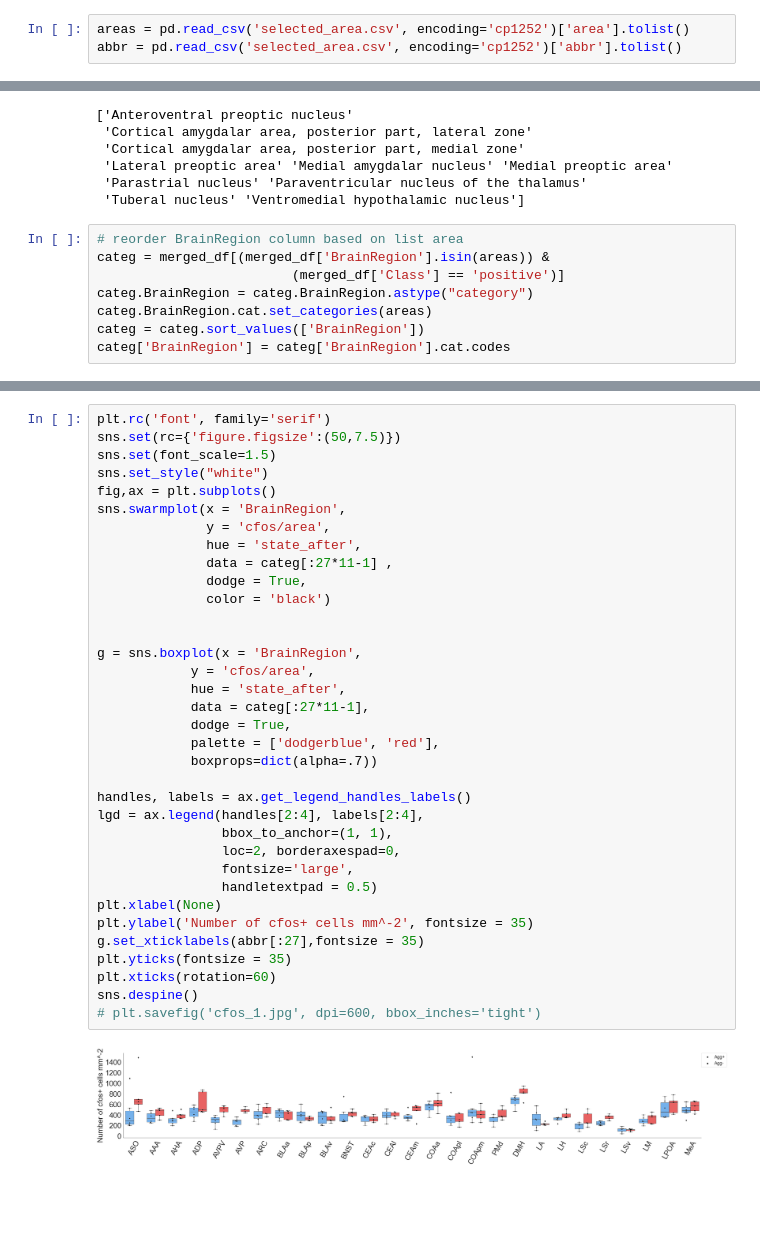
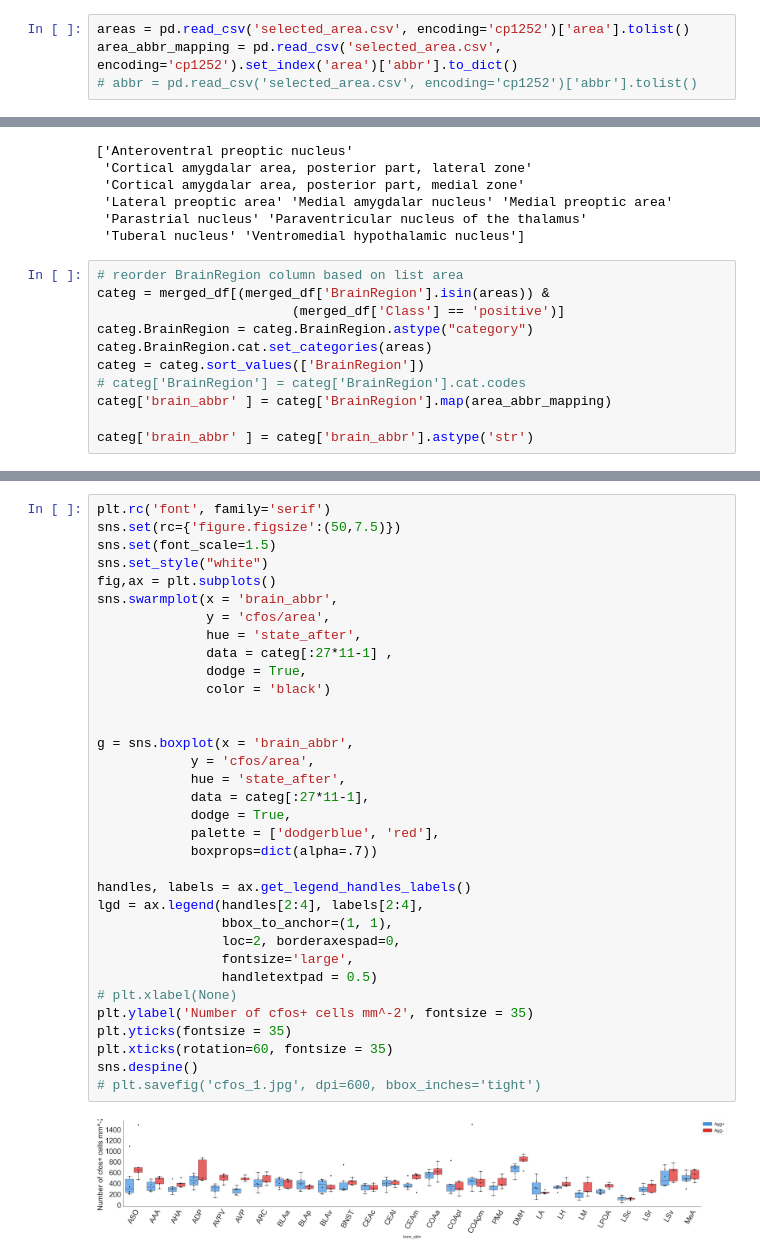
Before and after one commit to FrancisCrickInstitute/negative_parental_switch, a Jupyter notebook: cfos_analysis/hypothalamic_cfos_analysis.ipynb, the cells around one changed output, grey strips where cells are left out. Cells and saved outputs as stored; diff of their text form; blank space fills up the shorter version.

```diff
--- a/cfos_analysis/hypothalamic_cfos_analysis.ipynb
+++ b/cfos_analysis/hypothalamic_cfos_analysis.ipynb
@@ -61,7 +61,8 @@ sns.set_context("notebook", rc={"font.family": 'sans-serif',
 import cfos, DAPI and state data
 # %%
 areas = pd.read_csv('selected_area.csv', encoding='cp1252')['area'].tolist()
-abbr = pd.read_csv('selected_area.csv', encoding='cp1252')['abbr'].tolist()
+area_abbr_mapping = pd.read_csv('selected_area.csv', encoding='cp1252').set_index('area')['abbr'].to_dict()
+# abbr = pd.read_csv('selected_area.csv', encoding='cp1252')['abbr'].tolist()
 # %%
 state = pd.read_csv('state.csv', encoding='cp1252')
 dfs = []
@@ -144,7 +145,10 @@ categ = merged_df[(merged_df['BrainRegion'].isin(areas)) &
 categ.BrainRegion = categ.BrainRegion.astype("category")
 categ.BrainRegion.cat.set_categories(areas)
 categ = categ.sort_values(['BrainRegion'])
-categ['BrainRegion'] = categ['BrainRegion'].cat.codes
+# categ['BrainRegion'] = categ['BrainRegion'].cat.codes
+categ['brain_abbr' ] = categ['BrainRegion'].map(area_abbr_mapping)
+
+categ['brain_abbr' ] = categ['brain_abbr'].astype('str')
 # %% [output]
 A value is trying to be set on a copy of a slice from a DataFrame.
 Try using .loc[row_indexer,col_indexer] = value instead
@@ -171,39 +159,38 @@ categ[categ.BrainRegion == 27]
 plt.rc('font', family='serif')
 sns.set(rc={'figure.figsize':(50,7.5)})
 sns.set(font_scale=1.5)
 sns.set_style("white")
 fig,ax = plt.subplots()
-sns.swarmplot(x = 'BrainRegion',
+sns.swarmplot(x = 'brain_abbr',
               y = 'cfos/area',
               hue = 'state_after',
               data = categ[:27*11-1] ,
               dodge = True,
               color = 'black')
 
 
-g = sns.boxplot(x = 'BrainRegion',
+g = sns.boxplot(x = 'brain_abbr',
             y = 'cfos/area',
             hue = 'state_after',
             data = categ[:27*11-1],
             dodge = True,
             palette = ['dodgerblue', 'red'],
             boxprops=dict(alpha=.7))
 
 handles, labels = ax.get_legend_handles_labels()
 lgd = ax.legend(handles[2:4], labels[2:4],
                 bbox_to_anchor=(1, 1),
                 loc=2, borderaxespad=0,
                 fontsize='large',
                 handletextpad = 0.5)
-plt.xlabel(None)
+# plt.xlabel(None)
 plt.ylabel('Number of cfos+ cells mm^-2', fontsize = 35)
-g.set_xticklabels(abbr[:27],fontsize = 35)
 plt.yticks(fontsize = 35)
-plt.xticks(rotation=60)
+plt.xticks(rotation=60, fontsize = 35)
 sns.despine()
 # plt.savefig('cfos_1.jpg', dpi=600, bbox_inches='tight')
 # %% [output]
-[figure, old version]
+[figure, new version]
 # %%
 plt.rc('font', family='serif')
 sns.set(rc={'figure.figsize':(50,7.5)})
```
Also changed, not shown: parts of 3 cells of this notebook, 45 other files.
